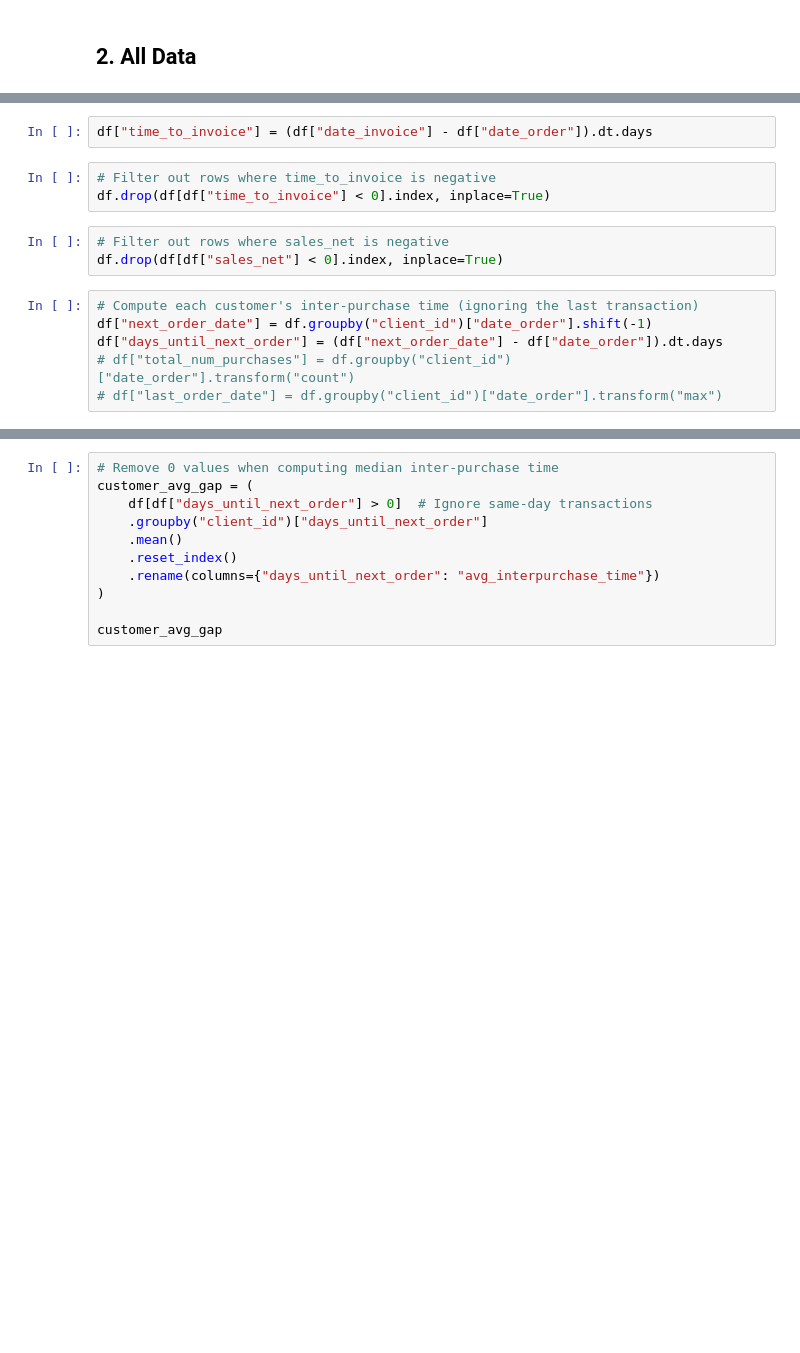
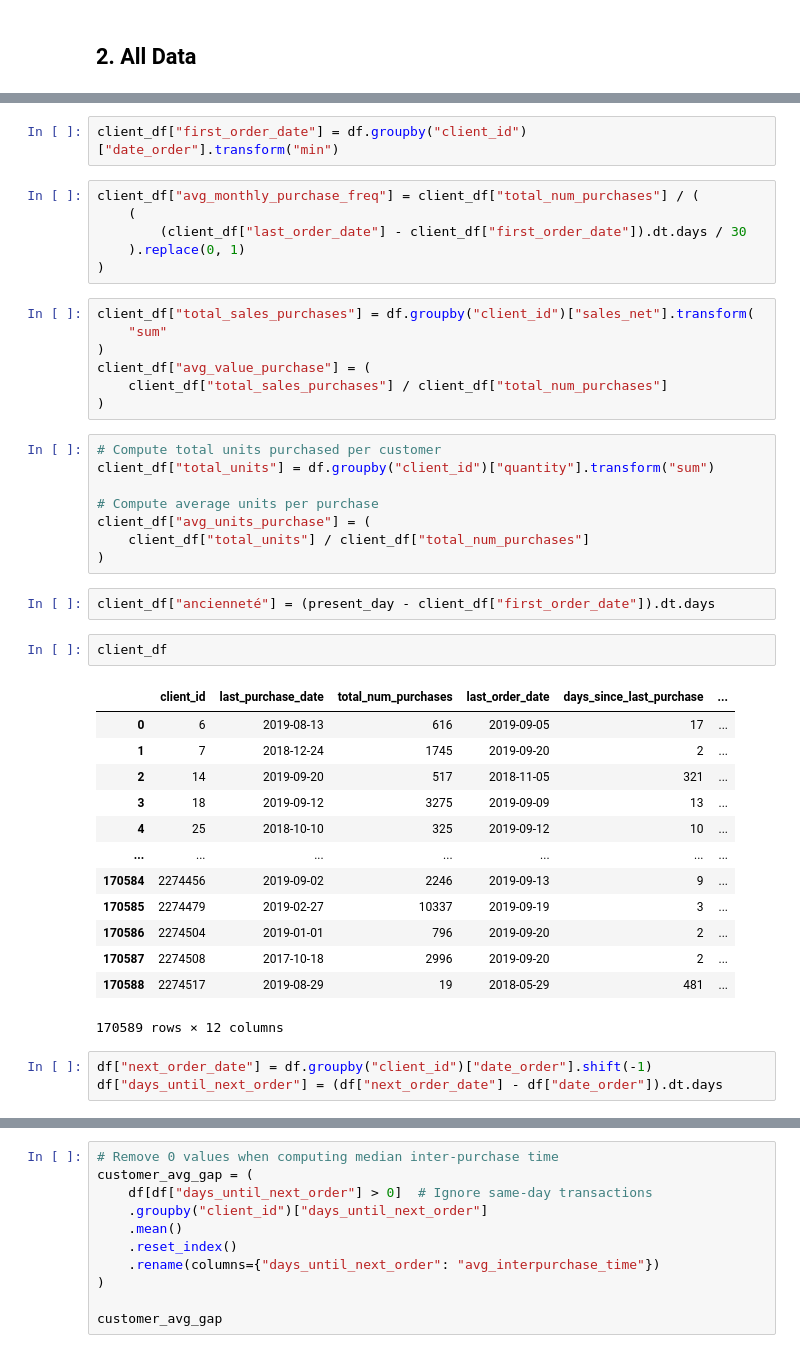
Before and after one commit to dorabijvoet/bcg_strat, a Jupyter notebook: notebooks/eda.ipynb, the cells around one changed output, grey strips where cells are left out. Cells and saved outputs as stored; diff of their text form; blank space fills up the shorter version.

Commit message:
client_df

```diff
--- a/notebooks/eda.ipynb
+++ b/notebooks/eda.ipynb
@@ -106,14 +119,44 @@ last_purchase_df = last_purchase_df.rename(columns={"date_order": "last_purchase
+# %%
+client_df["first_order_date"] = df.groupby("client_id")["date_order"].transform("min")
+# %%
+client_df["avg_monthly_purchase_freq"] = client_df["total_num_purchases"] / (
+    (
+        (client_df["last_order_date"] - client_df["first_order_date"]).dt.days / 30
+    ).replace(0, 1)
+)
+# %%
+client_df["total_sales_purchases"] = df.groupby("client_id")["sales_net"].transform(
+    "sum"
+)
+client_df["avg_value_purchase"] = (
+    client_df["total_sales_purchases"] / client_df["total_num_purchases"]
+)
+# %%
+# Compute total units purchased per customer
+client_df["total_units"] = df.groupby("client_id")["quantity"].transform("sum")
+
+# Compute average units per purchase
+client_df["avg_units_purchase"] = (
+    client_df["total_units"] / client_df["total_num_purchases"]
+)
+# %%
+client_df["ancienneté"] = (present_day - client_df["first_order_date"]).dt.days
+# %%
+client_df
+# %% [output]
+|  | client_id | last_purchase_date | total_num_purchases | last_order_date | days_since_last_purchase | ... |
+| 0 | 6 | 2019-08-13 | 616 | 2019-09-05 | 17 | ... |
+| 1 | 7 | 2018-12-24 | 1745 | 2019-09-20 | 2 | ... |
+| 2 | 14 | 2019-09-20 | 517 | 2018-11-05 | 321 | ... |
+| 3 | 18 | 2019-09-12 | 3275 | 2019-09-09 | 13 | ... |
+| 4 | 25 | 2018-10-10 | 325 | 2019-09-12 | 10 | ... |
+| ... | ... | ... | ... | ... | ... | ... |
+| 170584 | 2274456 | 2019-09-02 | 2246 | 2019-09-13 | 9 | ... |
+| 170585 | 2274479 | 2019-02-27 | 10337 | 2019-09-19 | 3 | ... |
+| 170586 | 2274504 | 2019-01-01 | 796 | 2019-09-20 | 2 | ... |
+| 170587 | 2274508 | 2017-10-18 | 2996 | 2019-09-20 | 2 | ... |
+| 170588 | 2274517 | 2019-08-29 | 19 | 2018-05-29 | 481 | ... |
+170589 rows × 12 columns
 # %%
-df["time_to_invoice"] = (df["date_invoice"] - df["date_order"]).dt.days
+df["next_order_date"] = df.groupby("client_id")["date_order"].shift(-1)
+df["days_until_next_order"] = (df["next_order_date"] - df["date_order"]).dt.days
-# %%
-# Filter out rows where time_to_invoice is negative
-df.drop(df[df["time_to_invoice"] < 0].index, inplace=True)
-# %%
-# Filter out rows where sales_net is negative
-df.drop(df[df["sales_net"] < 0].index, inplace=True)
-# %%
-# Compute each customer's inter-purchase time (ignoring the last transaction)
-df["next_order_date"] = df.groupby("client_id")["date_order"].shift(-1)
-df["days_until_next_order"] = (df["next_order_date"] - df["date_order"]).dt.days
-# df["total_num_purchases"] = df.groupby("client_id")["date_order"].transform("count")
-# df["last_order_date"] = df.groupby("client_id")["date_order"].transform("max")
```
Also changed, not shown: parts of 19 cells of this notebook.
